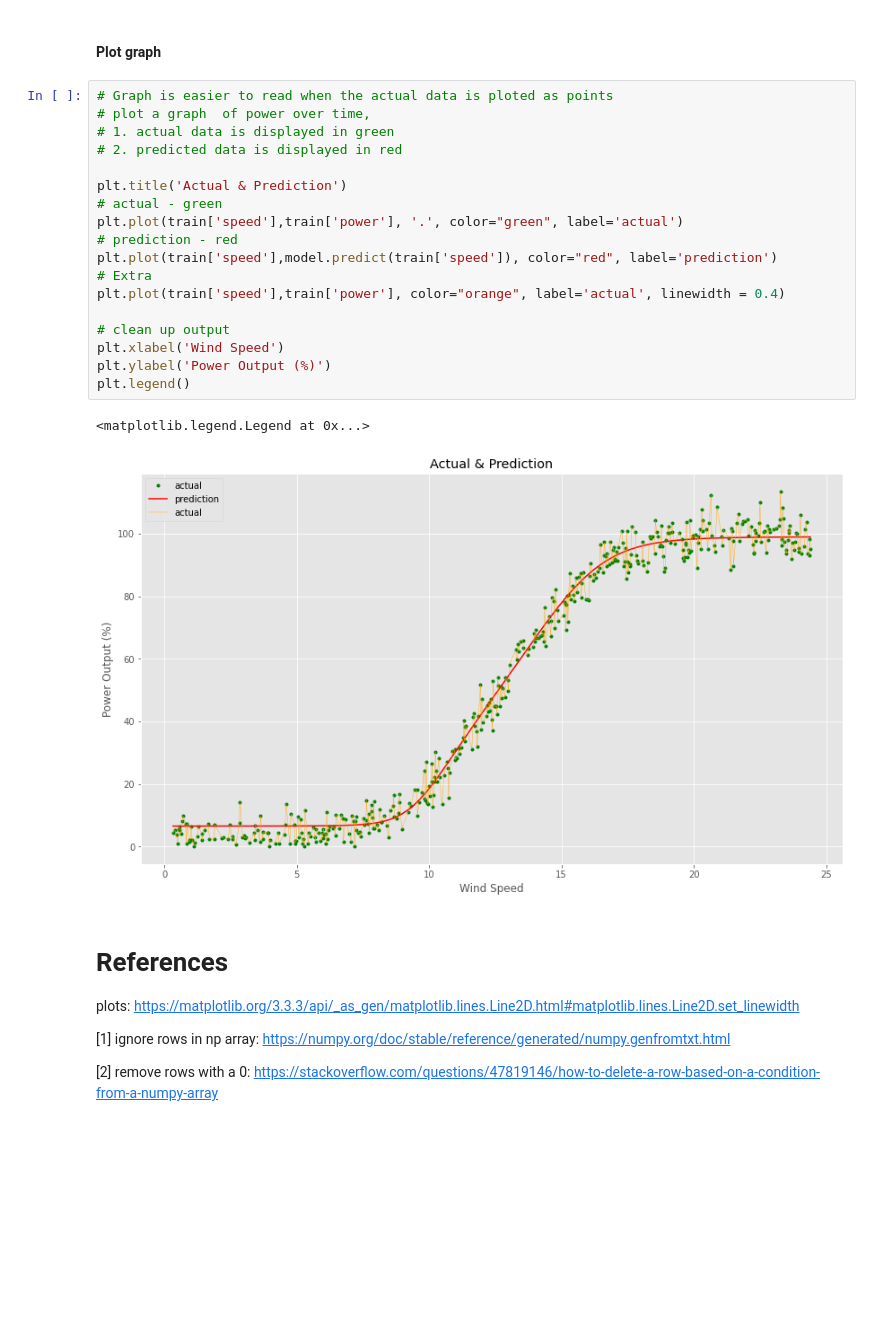
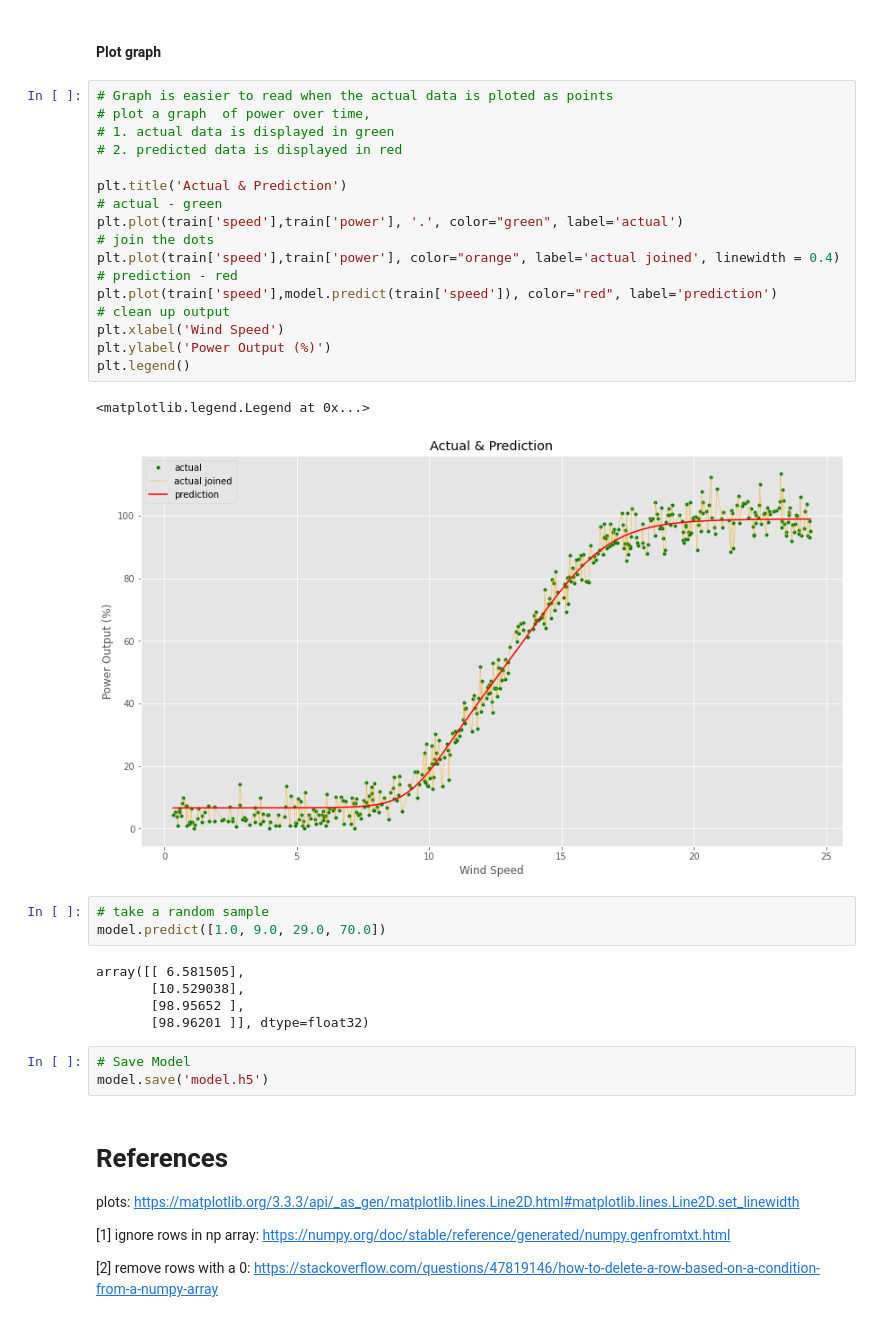
Before and after one commit to DarraghLally/Emerging_Technologies_Project, a Jupyter notebook: Emerging_Technology_Project.ipynb, the cells around one changed output. Saved outputs shown, nothing was run; the diff lists cells and outputs as text; blank space fills up the shorter version.

```diff
--- a/Emerging_Technology_Project.ipynb
+++ b/Emerging_Technology_Project.ipynb
@@ -104,24 +100,34 @@ Epoch 3000/3000
 # %%
 # Graph is easier to read when the actual data is ploted as points
 # plot a graph  of power over time,
 # 1. actual data is displayed in green
 # 2. predicted data is displayed in red
 
 plt.title('Actual & Prediction')
 # actual - green
 plt.plot(train['speed'],train['power'], '.', color="green", label='actual')
+# join the dots
+plt.plot(train['speed'],train['power'], color="orange", label='actual joined', linewidth = 0.4)
 # prediction - red
 plt.plot(train['speed'],model.predict(train['speed']), color="red", label='prediction')
-# Extra
-plt.plot(train['speed'],train['power'], color="orange", label='actual', linewidth = 0.4)
-
 # clean up output
 plt.xlabel('Wind Speed')
 plt.ylabel('Power Output (%)')
 plt.legend()
 # %% [output]
 <matplotlib.legend.Legend at 0x...>
-[figure, old version]
+[figure, new version]
+# %%
+# take a random sample
+model.predict([1.0, 9.0, 29.0, 70.0])
+# %% [output]
+array([[ 6.581505],
+       [10.529038],
+       [98.95652 ],
+       [98.96201 ]], dtype=float32)
+# %%
+# Save Model
+model.save('model.h5')
 # %% [markdown]
 # References
 
```
Also changed, not shown: parts of 4 cells of this notebook, 7 other files.
